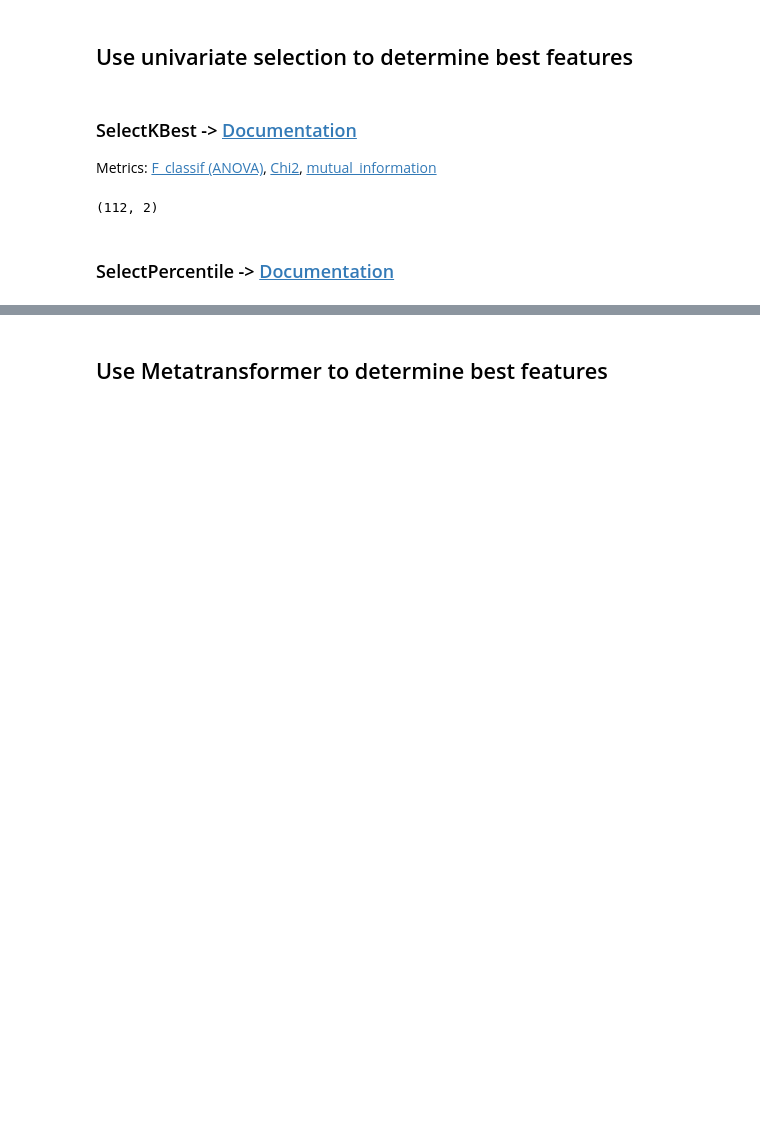
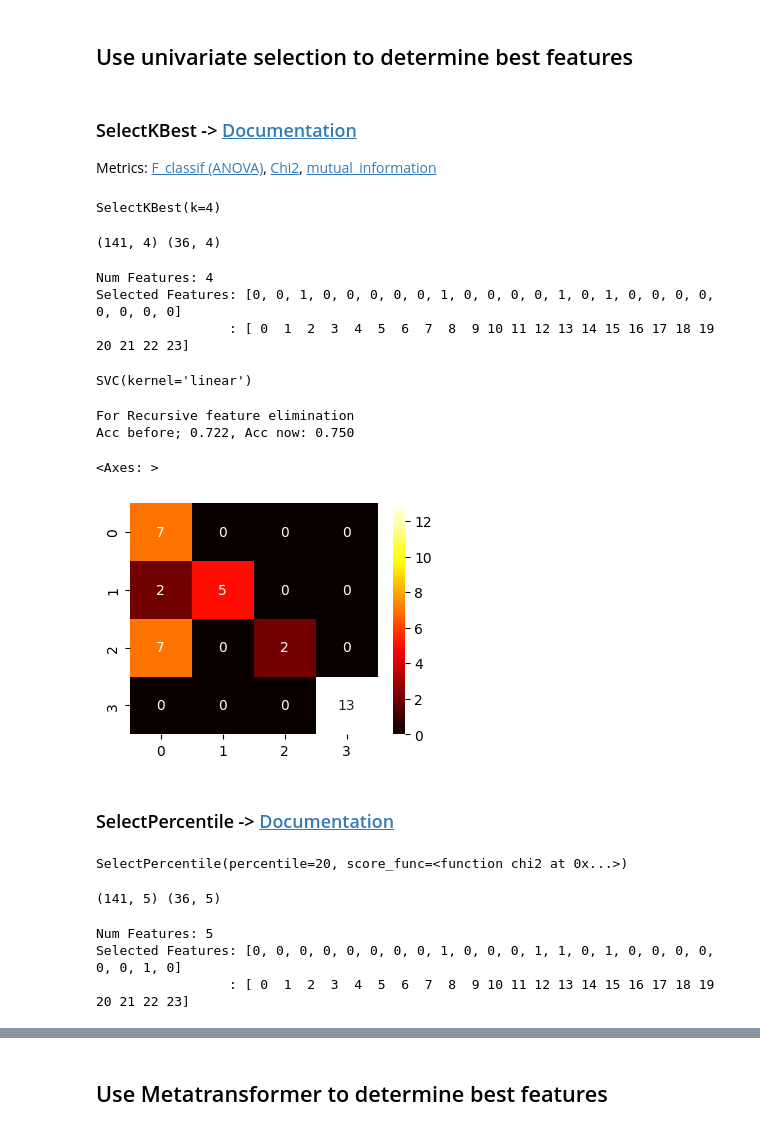
Before and after one commit to juanfer1a/ML_M18, a Jupyter notebook: Sem_8/Feature_selection.ipynb, the cells around one changed output, grey strips where cells are left out. Cells and saved outputs as stored; diff of their text form; code cells hidden in the pictures; blank space fills up the shorter version.

```diff
--- a/Sem_8/Feature_selection.ipynb
+++ b/Sem_8/Feature_selection.ipynb
@@ -113,20 +138,31 @@ print("For Recursive feature elimination")
 
 Metrics: [F_classif (ANOVA)](https://scikit-learn.org/stable/modules/generated/sklearn.feature_selection.f_classif.html#sklearn.feature_selection.f_classif), [Chi2](https://scikit-learn.org/stable/modules/generated/sklearn.feature_selection.chi2.html#sklearn.feature_selection.chi2), [mutual_information](https://scikit-learn.org/stable/modules/generated/sklearn.feature_selection.mutual_info_classif.html#sklearn.feature_selection.mutual_info_classif)
 # %%
-from sklearn.feature_selection import SelectKBest, f_classif, chi2 #ANOVA
+from sklearn.feature_selection import SelectKBest, f_classif, chi2, mutual_info_classif #ANOVA
 
-skb = SelectKBest( _ , k = _ )
-skb.fit( _ , _ )
-
-best_train = _
-best_test = _
-
-print (best_train.shape)
+skb = SelectKBest( f_classif , k = 4 )
+skb.fit( X_train , y_train )
 # %% [output]
-(112, 2)
+SelectKBest(k=4)
+# %%
+best_train = skb.transform(X_train)
+best_test = skb.transform(X_test)
+
+print (best_train.shape, best_test.shape)
+# %% [output]
+(141, 4) (36, 4)
 # %%
-print("Num Features: %d" % best_train.shape[0])
+print("Num Features: %d" % best_train.shape[1])
 print("Selected Features: %s" % np.array(skb.get_support(),dtype=int).tolist())
-print("                 : %s" % np.arange(22))
+print("                 : %s" % np.arange(24))
+# %% [output]
+Num Features: 4
+Selected Features: [0, 0, 1, 0, 0, 0, 0, 0, 1, 0, 0, 0, 0, 1, 0, 1, 0, 0, 0, 0, 0, 0, 0, 0]
+                 : [ 0  1  2  3  4  5  6  7  8  9 10 11 12 13 14 15 16 17 18 19 20 21 22 23]
 # %%
 # Retrain classifier on best features and make predictions
+
+svm = SVC(kernel='linear')
+svm.fit(best_train, y_train)
+# %% [output]
+SVC(kernel='linear')
@@ -139,18 +169,43 @@ print("For Recursive feature elimination")
+# %%
+predictions = svm.predict(best_test)
+
+# Compute metrics
+acc_best = accuracy_score(y_test, predictions)
+cm_best  = confusion_matrix(y_test, predictions)
+
+print("For Recursive feature elimination")
+print("Acc before; {0:.3f}, Acc now: {1:.3f}".format(acc, acc_best))
+
+_, ax = plt.subplots(figsize=(4,3))
+sns.heatmap(cm_best, annot=True, cmap='hot', ax=ax)
+# %% [output]
+For Recursive feature elimination
+Acc before; 0.722, Acc now: 0.750
+<Axes: >
+[figure, added]
 # %% [markdown]
 ### SelectPercentile -> [Documentation](https://scikit-learn.org/stable/modules/generated/sklearn.feature_selection.SelectPercentile.html#sklearn.feature_selection.SelectPercentile)
 # %%
 from sklearn.feature_selection import SelectPercentile, f_classif, chi2 #ANOVA
 
-spc = SelectPercentile( _ , percentile = _ )
-spc.fit( _ , _ )
-
-best_train =
-best_test =
-
-print (best_train.shape)
+spc = SelectPercentile( chi2 , percentile = 20 )
+spc.fit( X_train , y_train )
+# %% [output]
+SelectPercentile(percentile=20, score_func=<function chi2 at 0x...>)
+# %%
+best_train = spc.transform(X_train)
+best_test = spc.transform(X_test)
+
+print (best_train.shape, best_test.shape)
+# %% [output]
+(141, 5) (36, 5)
 # %%
-print("Num Features: %d" % best_train.shape[0])
-print("Selected Features: %s" % _ )
-print("                 : %s" % np.arange(22))
+print("Num Features: %d" % best_train.shape[1])
+print("Selected Features: %s" % np.array(spc.get_support(), dtype=int).tolist())
+print("                 : %s" % np.arange(24))
+# %% [output]
+Num Features: 5
+Selected Features: [0, 0, 0, 0, 0, 0, 0, 0, 1, 0, 0, 0, 1, 1, 0, 1, 0, 0, 0, 0, 0, 0, 1, 0]
+                 : [ 0  1  2  3  4  5  6  7  8  9 10 11 12 13 14 15 16 17 18 19 20 21 22 23]
 # %%
 # Retrain classifier on best features and make predictions
```
Also changed, not shown: parts of 17 cells of this notebook, 1 other file.
